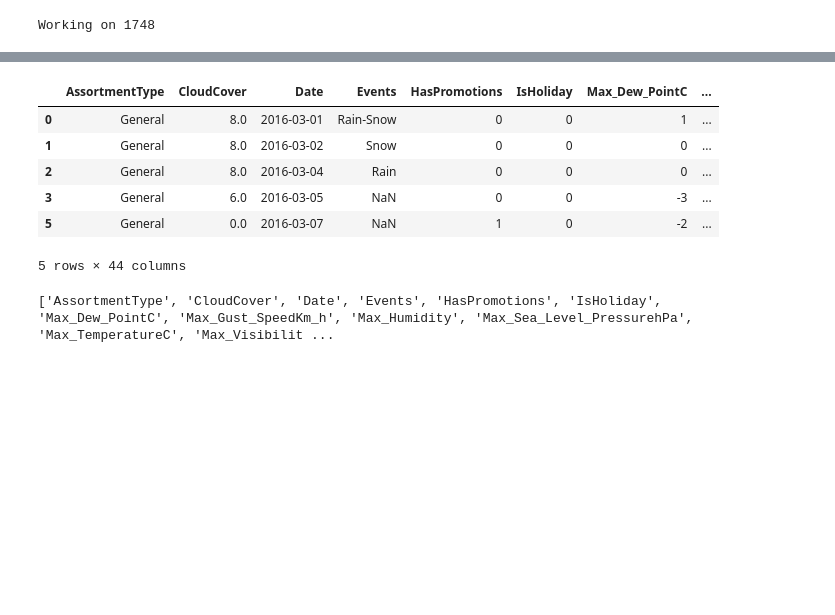
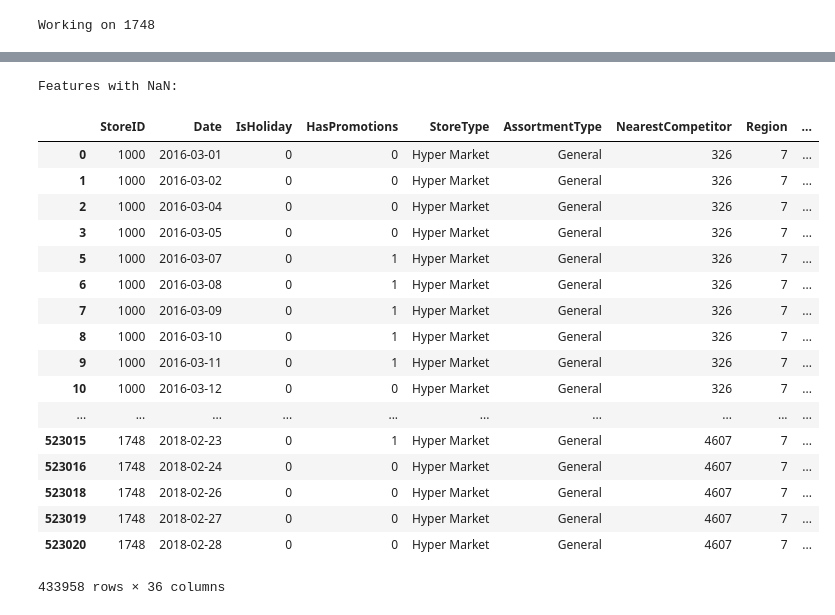
Before and after one commit to NGervasoni/DMTM-bip-challenge, a Jupyter notebook: Preprocessing.ipynb, the cells around one changed output, grey strips where cells are left out. Drawn from its saved outputs; the diff is of its cells as text; code cells hidden in the pictures; blank space fills up the shorter version.

```diff
--- a/Preprocessing.ipynb
+++ b/Preprocessing.ipynb
@@ -87,11 +107,6 @@ df['IsOpen_yesterday'] = np.empty(len(df))
 df['IsOpen_tomorrow'] = np.empty(len(df))
 df['IsHoliday_yesterday'] = np.empty(len(df))
 df['IsHoliday_tomorrow'] = np.empty(len(df))
-df['NumberOfSales_yesterday'] = np.empty(len(df))
-df['NumberOfSales_lastweek'] = np.empty(len(df))
-df['NumberOfSales_lastmonth'] = np.empty(len(df))
-df['Average_numberOfSales_lastweek'] = np.empty(len(df))
-df['Average_numberOfSales_lastmonth'] = np.empty(len(df))
 
 for store in df.StoreID.unique():
     clear_output()
@@ -105,18 +120,9 @@ for store in df.StoreID.unique():
     temp['IsOpen_tomorrow'] = temp.IsOpen.rolling(window='1d',closed='left', min_periods=1).sum().shift(-2, '1d')
     temp['IsHoliday_yesterday'] = temp.IsHoliday.rolling(window='1d',closed='left', min_periods=1).sum()
     temp['IsHoliday_tomorrow'] = temp.IsHoliday.rolling(window='1d',closed='left', min_periods=1).sum().shift(-2, '1d')
-    temp['NumberOfSales_yesterday'] = temp.NumberOfSales.rolling(window='1d',closed='left', min_periods=1).sum()
-    temp['NumberOfSales_lastweek'] = temp.NumberOfSales.rolling(window='7d',closed='left', min_periods=7).sum()
-    temp['NumberOfSales_lastmonth'] = temp.NumberOfSales.rolling(window='30d',closed='left', min_periods=30).sum()
-    temp['Average_numberOfSales_lastweek'] = temp.NumberOfSales.rolling(window='7d',closed='left', min_periods=7).sum()/temp.IsOpen.rolling(window='7d',closed='left', min_periods=1).sum()
-    temp['Average_numberOfSales_lastmonth'] = temp.NumberOfSales.rolling(window='30d',closed='left', min_periods=30).sum()/ temp.IsOpen.rolling(window='30d',closed='left', min_periods=1).sum()
-
 
     # put it back in the dataframe
     temp.index = oldindex
     df.loc[df.StoreID == store] = temp
-
-# Attenzione: i valori di tomorrow nel test sono sputtanati a NaN
-# vanno messi a mano qui o cambiato il modo di calcolo
 # %% [output]
 Working on 1748
@@ -145,0 +149,7 @@ Working on 1748
+# %%
+# No-Events (NaN) are considered as sunny days, with lowest value (0) on the events scale
+df['Events'] = df['Events'].fillna(0)
+
+df=df.replace({'Rain':1, 'Thunderstorm':1, 'Fog':1, 'Snow': 2, 'Fog-Rain': 2, 'Rain-Thunderstorm': 2, 'Rain-Snow':2, 'Fog-Snow':2, 'Fog-Rain-Snow':3, 'Rain-Hail':3, 'Snow-Hail':3, 'Rain-Snow-Hail':3, 'Fog-Rain-Hail':3, 'Fog-Thunderstorm':3, 'Fog-Rain-Thunderstorm':4, 'Fog-Snow-Hail':4, 'Fog-Rain-Snow-Hail':4, 'Rain-Snow-Thunderstorm':4, 'Rain-Hail-Thunderstorm':4, 'Fog-Rain-Hail-Thunderstorm':4, 'Rain-Snow-Hail-Thunderstorm':4})
+
+df['Events'].unique()
@@ -146,10 +179,8 @@ Working on 1748
 # %%
 # Drop useless columns
-#df = df.drop('Date', axis=1)
+df['NumberOfCustomers'] = np.nan
 df = df.drop('NumberOfCustomers', axis=1)
 df = df.drop('WindDirDegrees', axis=1)
-
-# questi non cambiano mai, teniamo regione e population
-df = df.drop('Region_AreaKM2', axis=1)
-df = df.drop('Region_GDP', axis=1)
-#df = df.drop('Region_PopulationK', axis=1)
+df = df.drop('Max_VisibilityKm', axis=1)
+df = df.drop('Mean_VisibilityKm', axis=1)
+df = df.drop('Min_VisibilitykM', axis=1)
@@ -160,0 +219,15 @@ df = df.drop('IsOpen', axis=1)
+# %%
+df.IsOpen_yesterday.fillna(1, inplace = True)
+df.IsOpen_tomorrow.fillna(1, inplace = True)
+df.IsHoliday_yesterday.fillna(1, inplace = True)
+df.IsHoliday_tomorrow.fillna(1, inplace = True)
+# %%
+# Get columns with NaN values
+null_cols = []
+print('Features with NaN:')
+for col in df.columns:
+    if df[col].isnull().values.any():
+        print(col)
+        null_cols.append(col)
+# %% [output]
+Features with NaN:
@@ -161,14 +238,21 @@ df = df.drop('IsOpen', axis=1)
 # %%
-df.head()
+df
 # %% [output]
-|  | AssortmentType | CloudCover | Date | Events | HasPromotions | IsHoliday | Max_Dew_PointC | ... |
-| 0 | General | 8.0 | 2016-03-01 | Rain-Snow | 0 | 0 | 1 | ... |
-| 1 | General | 8.0 | 2016-03-02 | Snow | 0 | 0 | 0 | ... |
-| 2 | General | 8.0 | 2016-03-04 | Rain | 0 | 0 | 0 | ... |
-| 3 | General | 6.0 | 2016-03-05 | NaN | 0 | 0 | -3 | ... |
-| 5 | General | 0.0 | 2016-03-07 | NaN | 1 | 0 | -2 | ... |
+|  | StoreID | Date | IsHoliday | HasPromotions | StoreType | AssortmentType | NearestCompetitor | Region | ... |
+| 0 | 1000 | 2016-03-01 | 0 | 0 | Hyper Market | General | 326 | 7 | ... |
+| 1 | 1000 | 2016-03-02 | 0 | 0 | Hyper Market | General | 326 | 7 | ... |
+| 2 | 1000 | 2016-03-04 | 0 | 0 | Hyper Market | General | 326 | 7 | ... |
+| 3 | 1000 | 2016-03-05 | 0 | 0 | Hyper Market | General | 326 | 7 | ... |
+| 5 | 1000 | 2016-03-07 | 0 | 1 | Hyper Market | General | 326 | 7 | ... |
+| 6 | 1000 | 2016-03-08 | 0 | 1 | Hyper Market | General | 326 | 7 | ... |
+| 7 | 1000 | 2016-03-09 | 0 | 1 | Hyper Market | General | 326 | 7 | ... |
+| 8 | 1000 | 2016-03-10 | 0 | 1 | Hyper Market | General | 326 | 7 | ... |
+| 9 | 1000 | 2016-03-11 | 0 | 1 | Hyper Market | General | 326 | 7 | ... |
+| 10 | 1000 | 2016-03-12 | 0 | 0 | Hyper Market | General | 326 | 7 | ... |
+| ... | ... | ... | ... | ... | ... | ... | ... | ... | ... |
+| 523015 | 1748 | 2018-02-23 | 0 | 1 | Hyper Market | General | 4607 | 7 | ... |
+| 523016 | 1748 | 2018-02-24 | 0 | 0 | Hyper Market | General | 4607 | 7 | ... |
+| 523018 | 1748 | 2018-02-26 | 0 | 0 | Hyper Market | General | 4607 | 7 | ... |
+| 523019 | 1748 | 2018-02-27 | 0 | 0 | Hyper Market | General | 4607 | 7 | ... |
+| 523020 | 1748 | 2018-02-28 | 0 | 0 | Hyper Market | General | 4607 | 7 | ... |
-5 rows × 44 columns
+433958 rows × 36 columns
-# %%
-print(list(df.columns))
-# %% [output]
-['AssortmentType', 'CloudCover', 'Date', 'Events', 'HasPromotions', 'IsHoliday', 'Max_Dew_PointC', 'Max_Gust_SpeedKm_h', 'Max_Humidity', 'Max_Sea_Level_PressurehPa', 'Max_TemperatureC', 'Max_Visibilit ...
```
Also changed, not shown: parts of 19 cells of this notebook, 2 other files.
